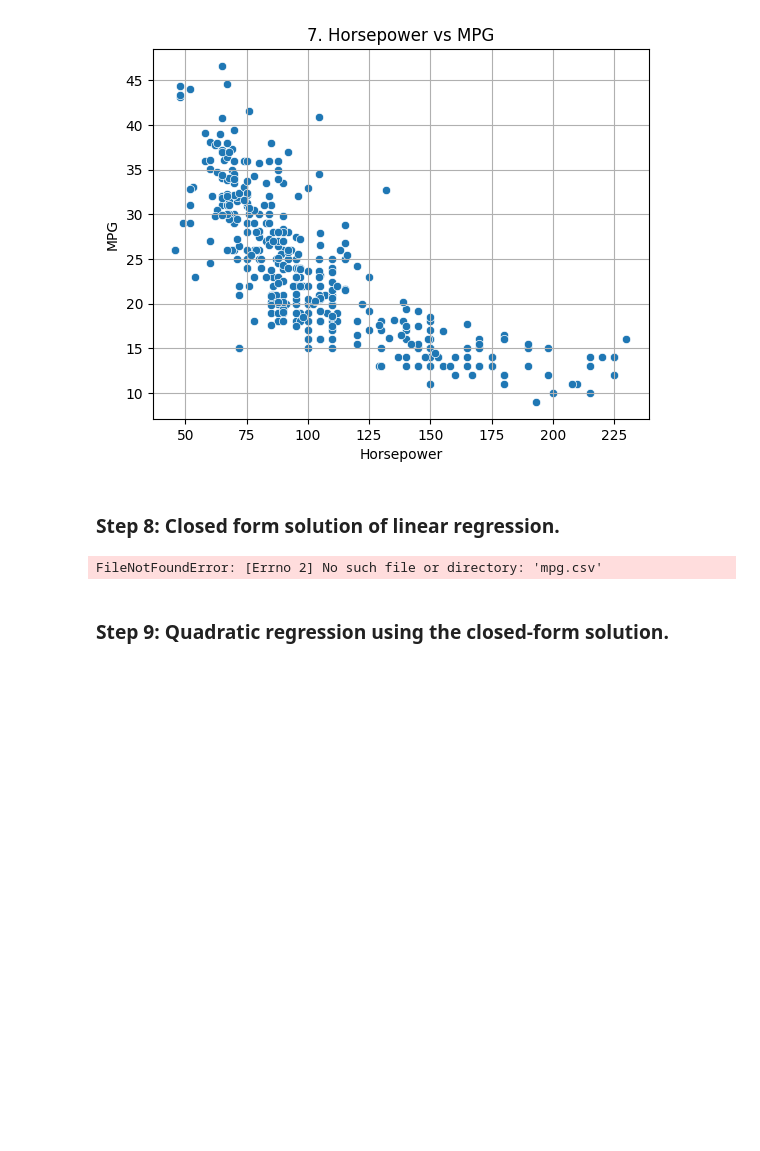
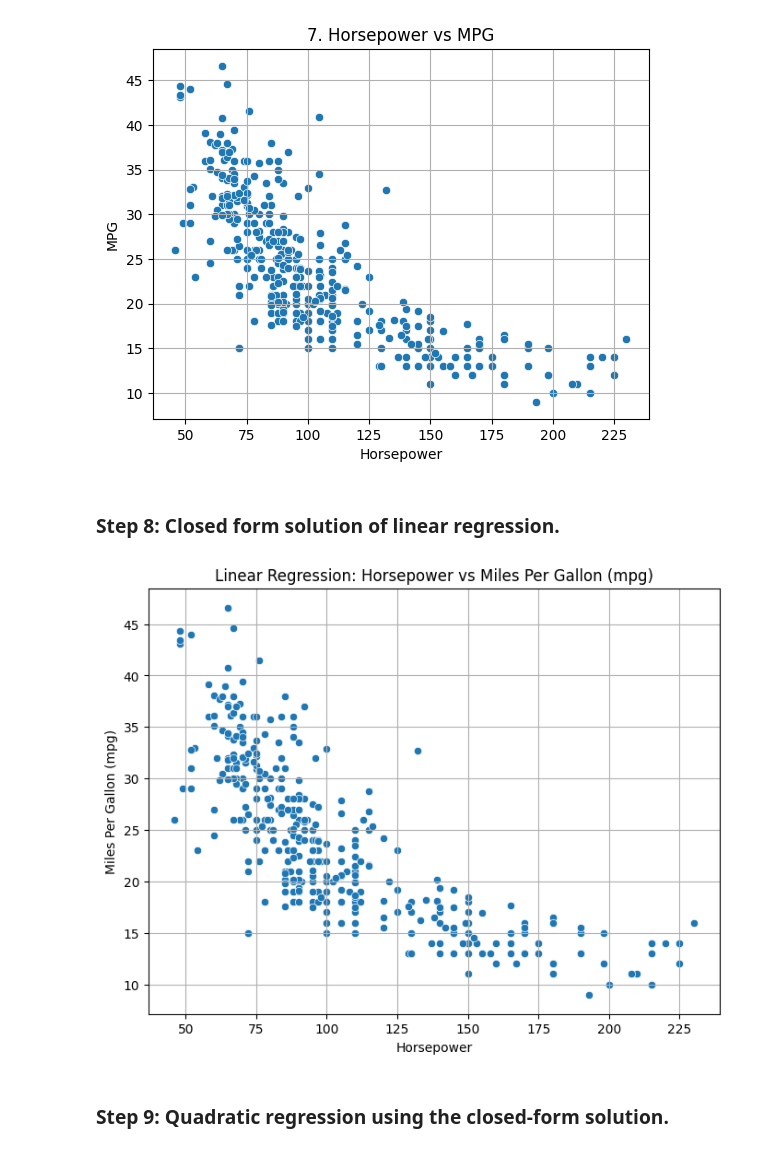
Before and after one commit to Omarmasalmah/Machine_Learning-Assignment_1-, a Jupyter notebook: code.ipynb, the cells around one changed output. Cells and saved outputs as stored; diff of their text form; code cells hidden in the pictures; blank space fills up the shorter version.

```diff
--- a/code.ipynb
+++ b/code.ipynb
@@ -169,7 +169,7 @@ import matplotlib.pyplot as plt
 import seaborn as sns
 
 # Load the dataset
-Dataframe = pd.read_csv('mpg.csv')
+Dataframe = pd.read_csv('cars.csv')
 
 # Ensure 'horsepower' is numeric
 Dataframe['horsepower'] = pd.to_numeric(Dataframe['horsepower'], errors='coerce')
@@ -188,34 +188,34 @@ y_linear = Dataframe['mpg']
 w_linear = np.linalg.inv(X_linear.T.dot(X_linear)).dot(X_linear.T).dot(y_linear)
 
 # Scatter plot
 plt.figure(figsize=(8, 6))
 sns.scatterplot(x='horsepower', y='mpg', data=Dataframe)
 plt.title('Linear Regression: Horsepower vs Miles Per Gallon (mpg)')
 plt.xlabel('Horsepower')
 plt.ylabel('Miles Per Gallon (mpg)')
 
 # Plotting the regression line
 plt.plot(X_linear['horsepower'], X_linear.dot(w_linear), color='red', linewidth=2)
 plt.grid()
 plt.show()
 #
 #In this code, we first import the necessary libraries. Then, we load the dataset using the pandas library.
 #
 #Next, we ensure that the 'horsepower' column is numeric by converting it to a numeric type using the pandas library.
 #
 #We then create the design matrix X_linear by copying the 'horsepower' column from the Dataframe and adding a column of ones to represent the intercept term.
 #
 #To avoid the SettingWithCopyWarning, we use the .loc method to add the 'x0' column.
 #
 #We then extract the target variable y_linear from the Dataframe.
 #
 #We calculate the coefficients of the linear regression model using the closed form solution.
 #
 #Finally, we create a scatter plot of the 'horsepower' and 'mpg' columns from the Dataframe. We then plot the regression line on the scatter plot.
 #
 #The code is now properly commented to provide a clear and concise explanation of each step..</s>
 # %% [output]
-FileNotFoundError: [Errno 2] No such file or directory: 'mpg.csv'
+[figure, added]
 # %% [markdown]
 ### Step 9: Quadratic regression using the closed-form solution.
 # %%
```
